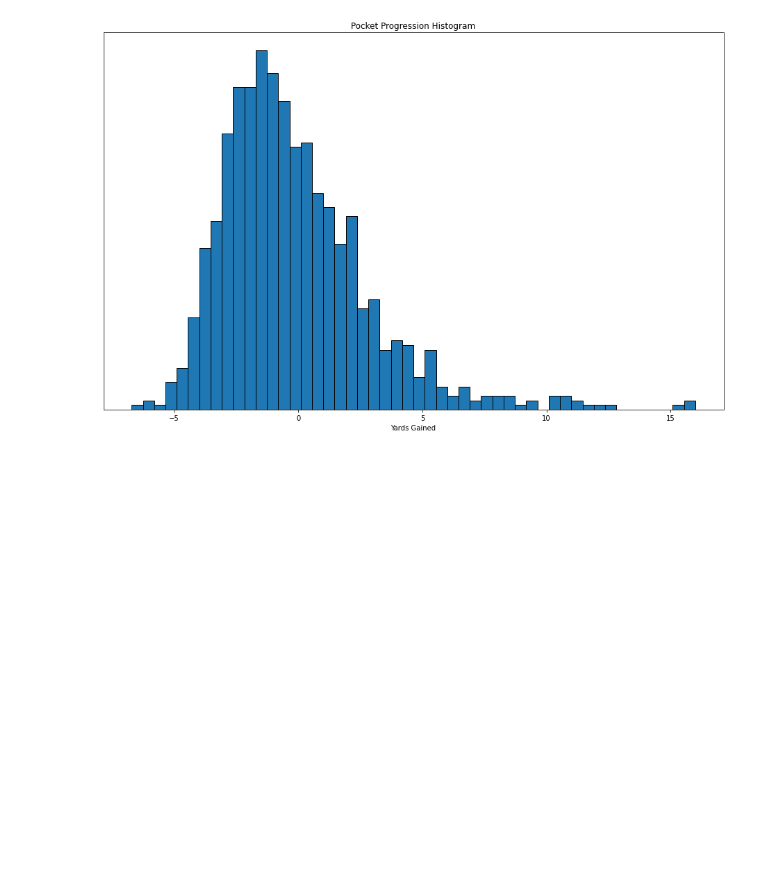
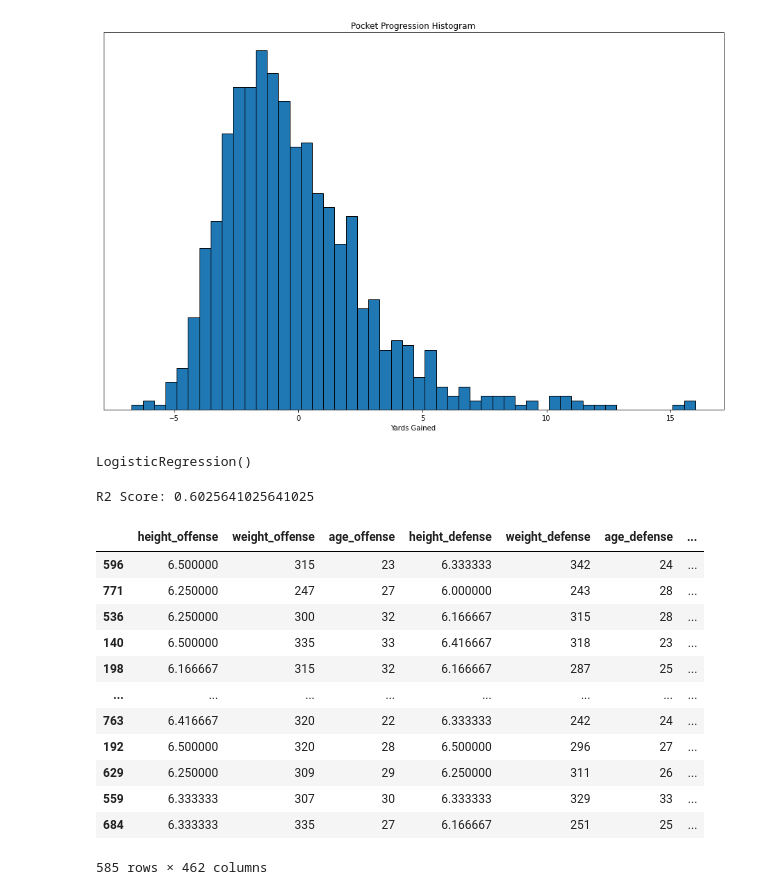
Before and after one commit to DennisKreger/NFL_Performance_Linemen, a Jupyter notebook: data-processing/pocket-progression-analysis.ipynb, the cells around one changed output. Saved outputs shown, nothing was run; the diff lists cells and outputs as text; code cells hidden in the pictures; blank space fills up the shorter version.

Commit message:
Added machine learning model.

```diff
--- a/data-processing/pocket-progression-analysis.ipynb
+++ b/data-processing/pocket-progression-analysis.ipynb
@@ -7,6 +11,7 @@ from matplotlib import pyplot as plt
 # Read data
 red_zone_line_player_proximity = pd.read_csv('https://storage.googleapis.com/big-data-bowl/redZoneLinePlayerProximity.csv')
 red_zone_qb_proximity = pd.read_csv('https://storage.googleapis.com/big-data-bowl/redZoneQBProximity.csv')
+players = pd.read_csv('https://storage.googleapis.com/big-data-bowl/players.csv')
 # %%
 # Define matchup threshold
 matchup_distance_threshold = 1
@@ -79,0 +108,54 @@ plt.show()
+# %%
+y = ml_data['progression'].apply(lambda x: int(x > 0))
+X = ml_data.drop(columns=['progression', 'nflId_defense', 'nflId_offense'])
+model = LogisticRegression()
+model.fit(X, y)
+# %% [output]
+LogisticRegression()
+# %%
+score = model.score(X, y)
+print(f"R2 Score: {score}")
+# %% [output]
+R2 Score: 0.6025641025641025
+# %%
+# Create a OneHotEncoder instance
+enc = OneHotEncoder(sparse=False)
+
+# Fit and transform the OneHotEncoder using the categorical variable list
+encode_df = pd.DataFrame(enc.fit_transform(ml_data[['nflId_defense', 'nflId_offense']]))
+encode_df
+# Add the encoded variable names to the dataframe
+encode_df.columns = enc.get_feature_names(['nflId_defense', 'nflId_offense'])
+# %%
+# Merge one-hot encoded features and drop the originals
+ml_data2 = ml_data.merge(encode_df,left_index=True, right_index=True)
+ml_data2 = ml_data2.drop(['nflId_defense', 'nflId_offense'],1)
+# %%
+y = ml_data2['progression'].apply(lambda x: int(x > 0))
+X = ml_data2.drop(columns=['progression'])
+X_train, X_test, y_train, y_test = train_test_split(X, y, random_state=0)
+# %%
+# Create a StandardScaler instances
+scaler = StandardScaler()
+
+# Fit the StandardScaler
+X_scaler = scaler.fit(X_train)
+
+# Scale the data
+X_train_scaled = X_scaler.transform(X_train)
+X_test_scaled = X_scaler.transform(X_test)
+X_train
+# %% [output]
+|  | height_offense | weight_offense | age_offense | height_defense | weight_defense | age_defense | ... |
+| 596 | 6.500000 | 315 | 23 | 6.333333 | 342 | 24 | ... |
+| 771 | 6.250000 | 247 | 27 | 6.000000 | 243 | 28 | ... |
+| 536 | 6.250000 | 300 | 32 | 6.166667 | 315 | 28 | ... |
+| 140 | 6.500000 | 335 | 33 | 6.416667 | 318 | 23 | ... |
+| 198 | 6.166667 | 315 | 32 | 6.166667 | 287 | 25 | ... |
+| ... | ... | ... | ... | ... | ... | ... | ... |
+| 763 | 6.416667 | 320 | 22 | 6.333333 | 242 | 24 | ... |
+| 192 | 6.500000 | 320 | 28 | 6.500000 | 296 | 27 | ... |
+| 629 | 6.250000 | 309 | 29 | 6.250000 | 311 | 26 | ... |
+| 559 | 6.333333 | 307 | 30 | 6.333333 | 329 | 33 | ... |
+| 684 | 6.333333 | 335 | 27 | 6.166667 | 251 | 25 | ... |
+585 rows × 462 columns
```
Also changed, not shown: parts of 7 cells of this notebook.
